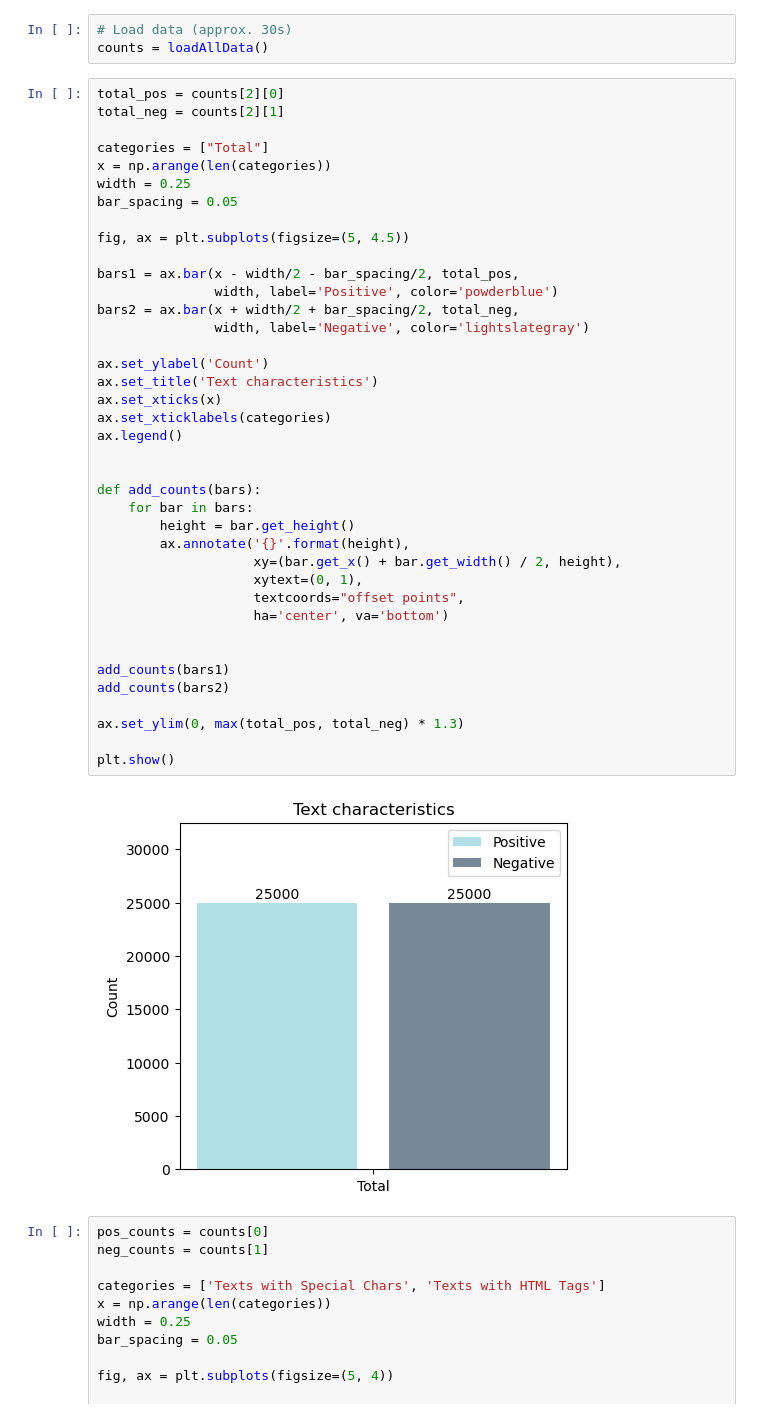
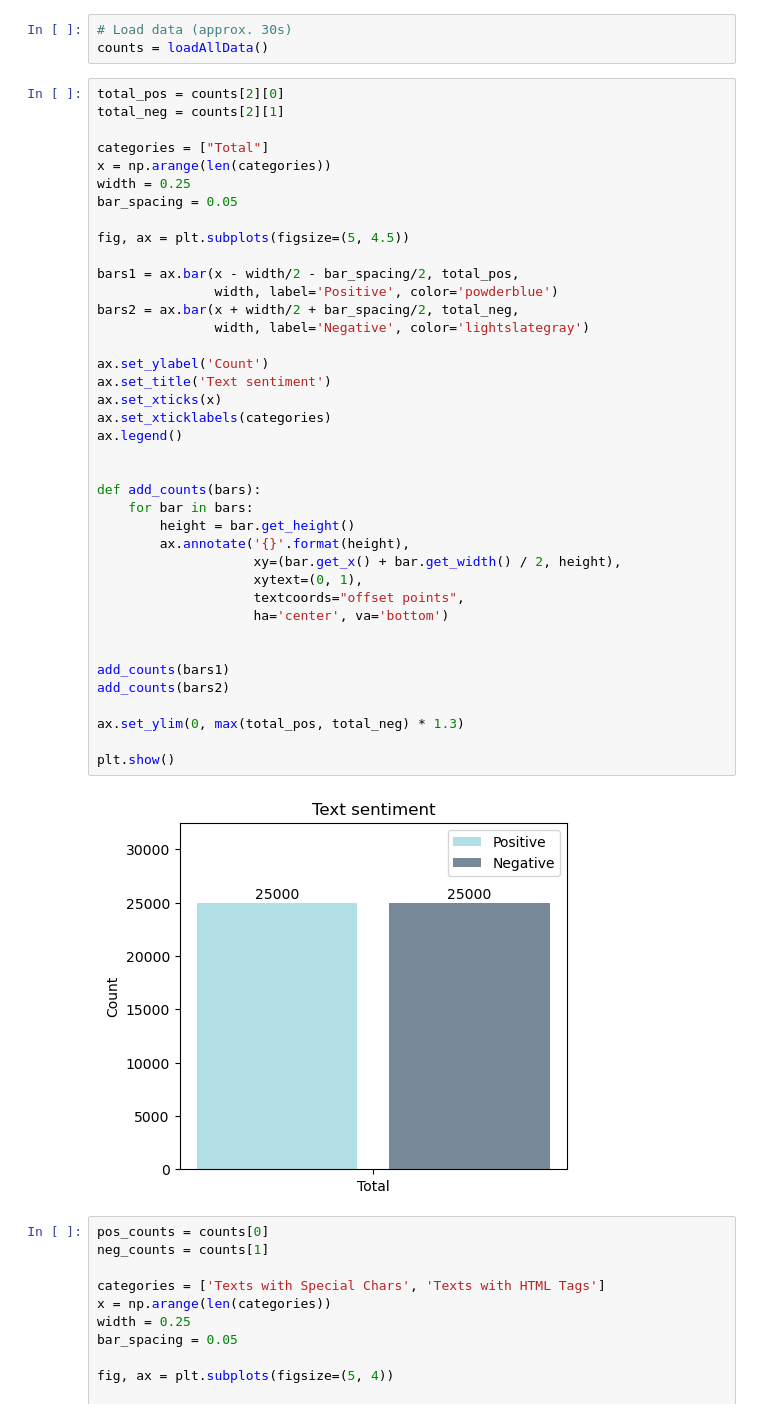
Before and after one commit to Happlesful/proj, a Jupyter notebook: analysis.ipynb, the cells around one changed output. Saved outputs shown, nothing was run; the diff lists cells and outputs as text.

Commit message:
minor changes to plots

```diff
--- a/analysis.ipynb
+++ b/analysis.ipynb
@@ -86,35 +86,35 @@ bar_spacing = 0.05
 fig, ax = plt.subplots(figsize=(5, 4.5))
 
 bars1 = ax.bar(x - width/2 - bar_spacing/2, total_pos,
                width, label='Positive', color='powderblue')
 bars2 = ax.bar(x + width/2 + bar_spacing/2, total_neg,
                width, label='Negative', color='lightslategray')
 
 ax.set_ylabel('Count')
-ax.set_title('Text characteristics')
+ax.set_title('Text sentiment')
 ax.set_xticks(x)
 ax.set_xticklabels(categories)
 ax.legend()
 
 
 def add_counts(bars):
     for bar in bars:
         height = bar.get_height()
         ax.annotate('{}'.format(height),
                     xy=(bar.get_x() + bar.get_width() / 2, height),
                     xytext=(0, 1),
                     textcoords="offset points",
                     ha='center', va='bottom')
 
 
 add_counts(bars1)
 add_counts(bars2)
 
 ax.set_ylim(0, max(total_pos, total_neg) * 1.3)
 
 plt.show()
 # %% [output]
-[figure, old version]
+[figure, new version]
 # %%
 pos_counts = counts[0]
 neg_counts = counts[1]
```
Also changed, not shown: parts of 1 cell of this notebook.
